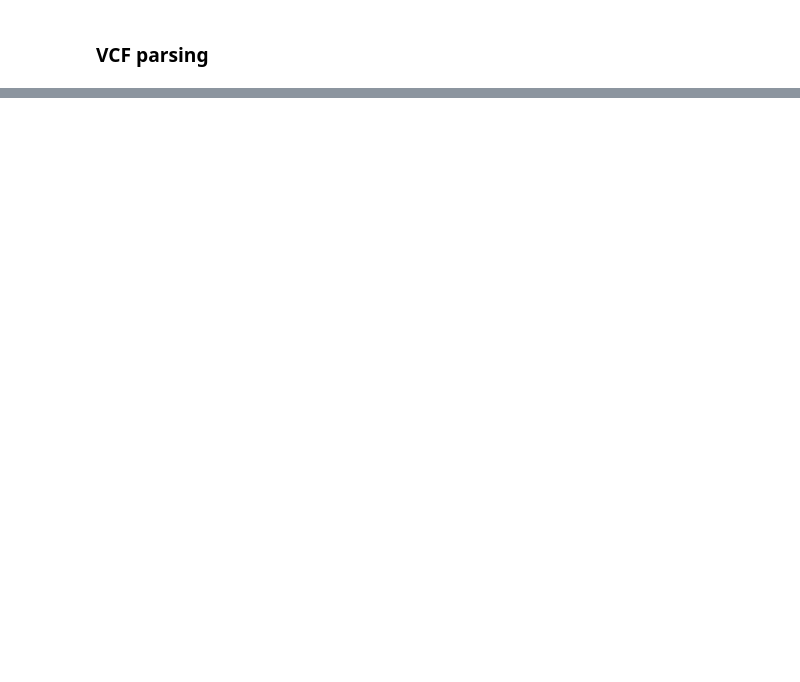
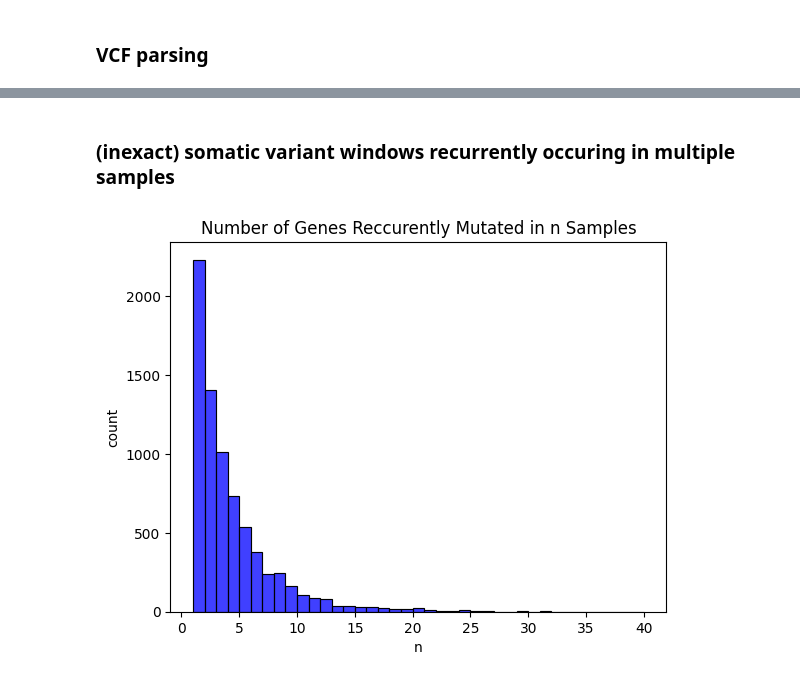
Before and after one commit to Chih-Hao-Wu/variant-calling-rnaseq, a Jupyter notebook: .interactive/vcf_lookat.ipynb, the cells around one changed output, grey strips where cells are left out. Cells and saved outputs as stored; diff of their text form; code cells hidden in the pictures; blank space fills up the shorter version.

```diff
--- a/.interactive/vcf_lookat.ipynb
+++ b/.interactive/vcf_lookat.ipynb
@@ -242,0 +274,17 @@ sns.stripplot(merged)
+# %% [markdown]
+### (inexact) somatic variant windows recurrently occuring in multiple samples
+# %%
+variant_genes_per_sample = []
+for i in range(len(peac_cohort.cohort_calls)):
+    unique_in_sample = peac_cohort.cohort_calls[i].readable_calls.Gencode_34_hugoSymbol.unique().tolist()
+    variant_genes_per_sample.append(unique_in_sample) # genes that are mutated at least once in a sample
+
+genes_mutated_cohort = list(itertools.chain.from_iterable(variant_genes_per_sample))
+genes_mutated_cohort_counts = pd.Series(genes_mutated_cohort).value_counts()
+# %%
+ax = sns.histplot(genes_mutated_cohort_counts, color='b',binwidth=1)
+ax.set(xlabel='n', ylabel='count')
+ax.set_title('Number of Genes Reccurently Mutated in n Samples')
+plt.show()
+# %% [output]
+[figure, added]
```
Also changed, not shown: parts of 54 cells of this notebook.
